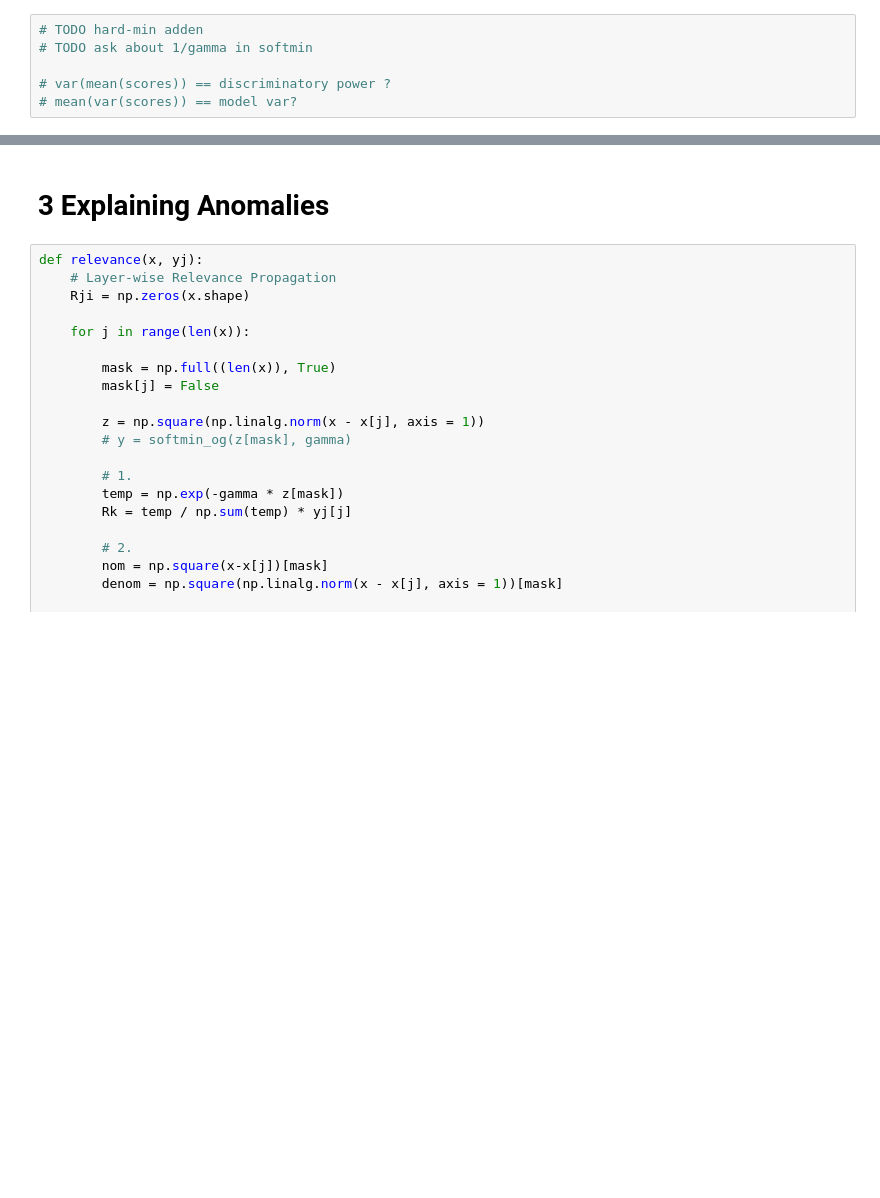
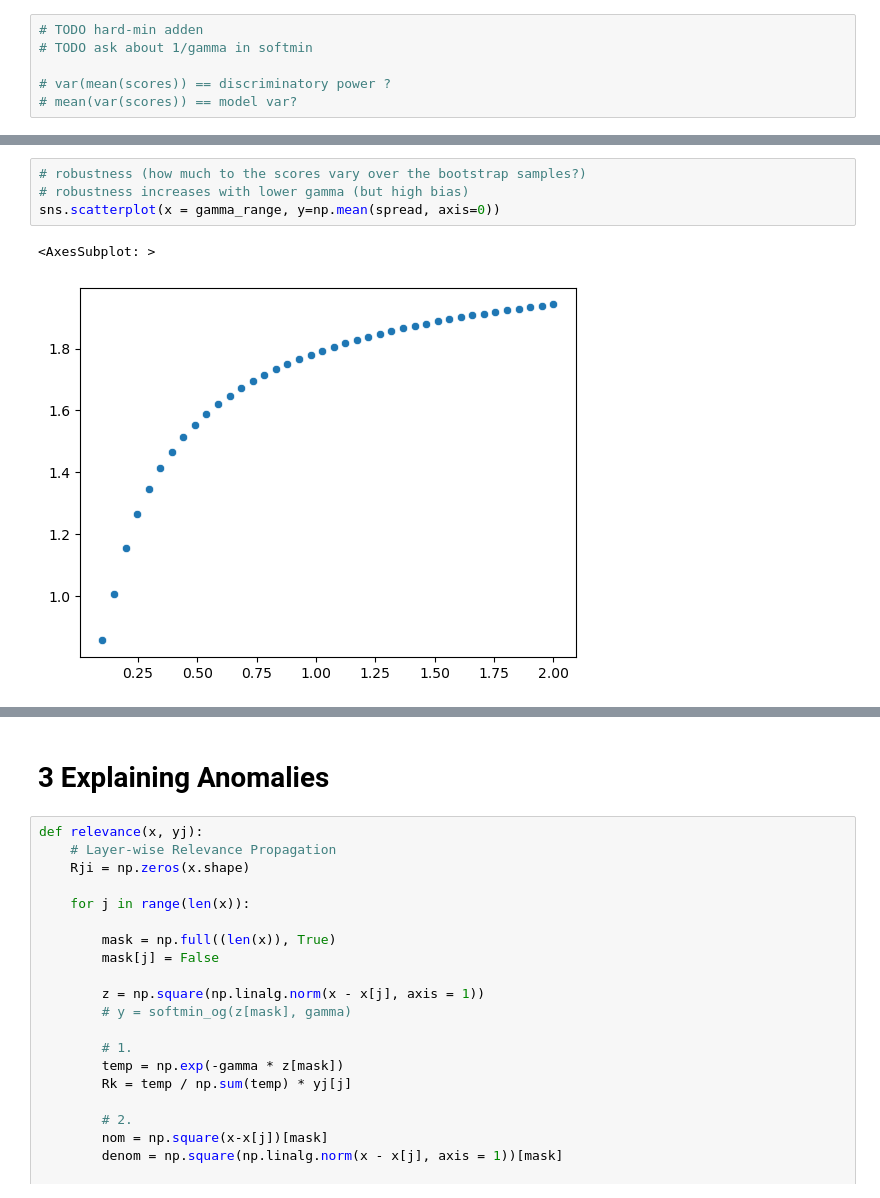
Before and after one commit to jascha-je/LabML4DS, a Jupyter notebook: p1/p1_jascha_test.ipynb, the cells around one changed output, grey strips where cells are left out. Saved outputs shown, nothing was run; the diff lists cells and outputs as text; blank space fills up the shorter version.

```diff
--- a/p1/p1_jascha_test.ipynb
+++ b/p1/p1_jascha_test.ipynb
@@ -406,0 +463,7 @@ plt.show()
+# %%
+# robustness (how much to the scores vary over the bootstrap samples?)
+# robustness increases with lower gamma (but high bias)
+sns.scatterplot(x = gamma_range, y=np.mean(spread, axis=0))
+# %% [output]
+<AxesSubplot: >
+[figure, added]
```
Also changed, not shown: parts of 20 cells of this notebook.
